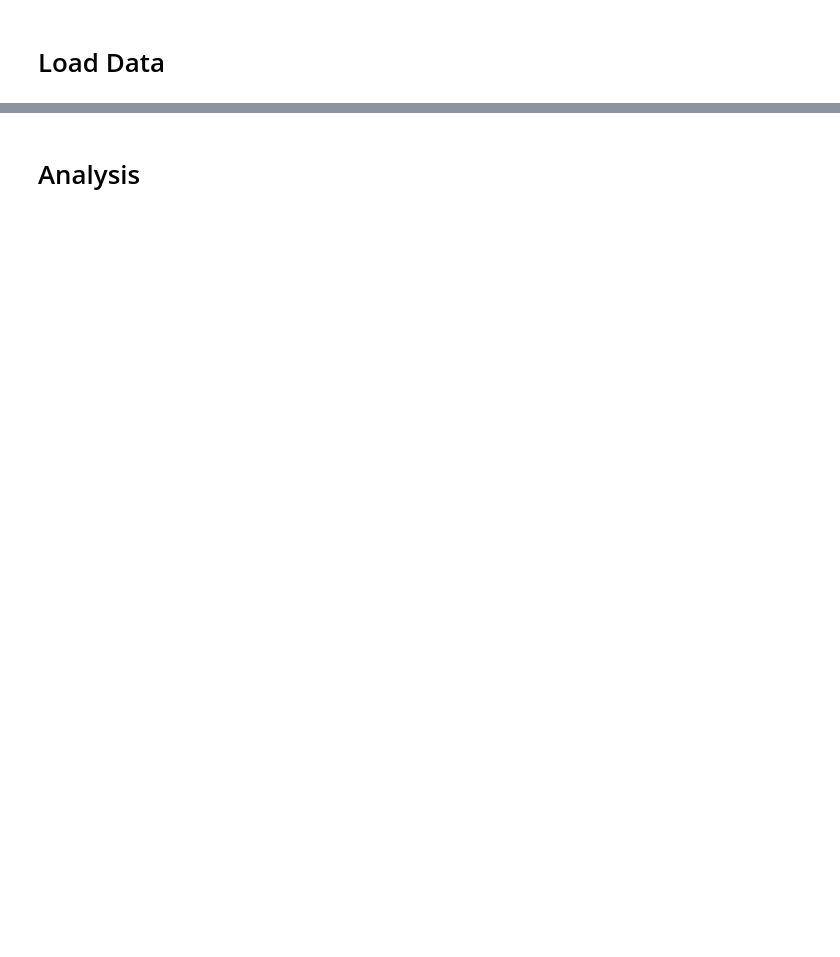
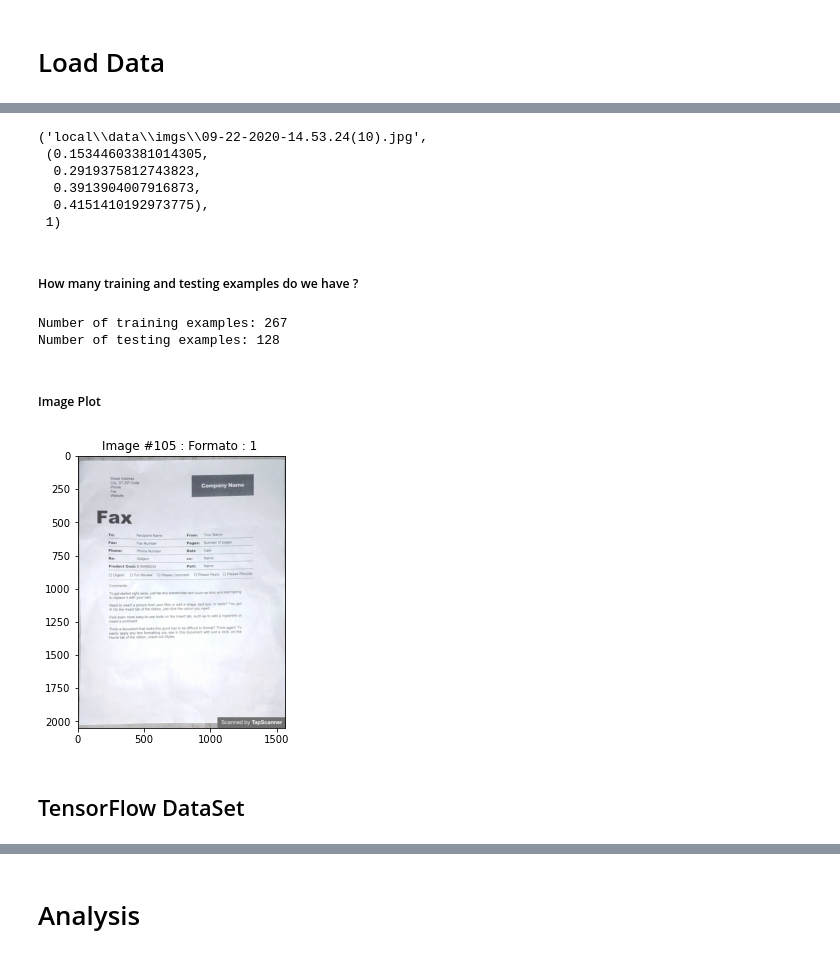
Before and after one commit to NILodio/EACD-MONOGRAFIA, a Jupyter notebook: 01_main.ipynb, the cells around one changed output, grey strips where cells are left out. Drawn from its saved outputs; the diff is of its cells as text; code cells hidden in the pictures; blank space fills up the shorter version.

```diff
--- a/01_main.ipynb
+++ b/01_main.ipynb
@@ -57,2 +65,5 @@ In this section, we define a few functions that will be used for processing imag
 # %% [markdown]
 # Load Data
+# %%
+dic = {'Formato_1': 1, 'Formato_2': 2, 'Formato_3': 3}
+Data = DL.create_and_read_metadata(images_path=  'local/data/imgs' ,medata_path= 'local/data',split_value= 0.7 , labels_dic=dic)
@@ -58,0 +75,2 @@ In this section, we define a few functions that will be used for processing imag
+# %%
+Train , Test = (Data[Data['split'] == 'train'] , Data[Data['split'] != 'train'])
@@ -58,0 +80,28 @@ In this section, we define a few functions that will be used for processing imag
+# %%
+train[0]
+# %% [output]
+('local\\data\\imgs\\09-22-2020-14.53.24(10).jpg',
+ (0.15344603381014305,
+  0.2919375812743823,
+  0.3913904007916873,
+  0.4151410192973775),
+ 1)
+# %% [markdown]
+##### How many training and testing examples do we have ?
+# %%
+n_train = Train.shape[0]
+n_test = Test.shape[0]
+print ("Number of training examples: {}".format(n_train))
+print ("Number of testing examples: {}".format(n_test))
+# %% [output]
+Number of training examples: 267
+Number of testing examples: 128
+# %% [markdown]
+##### Image Plot
+# %%
+importlib.reload(MyPlot)
+MyPlot.display_random_image(Train,1,False)
+# %% [output]
+[figure, added]
+# %% [markdown]
+## TensorFlow DataSet
```
Also changed, not shown: parts of 27 cells of this notebook, 2 other files.
